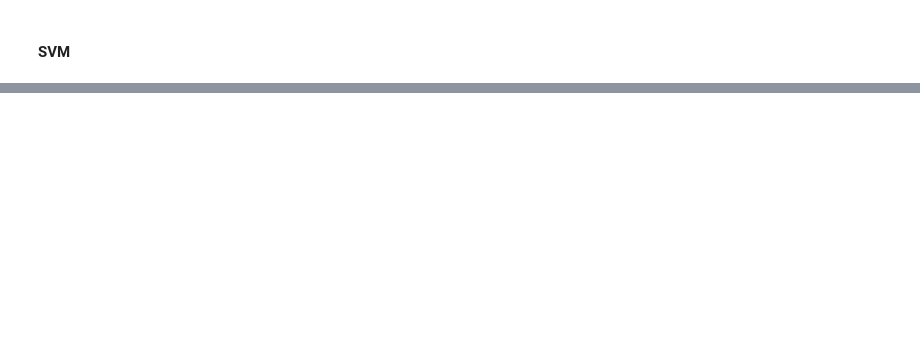
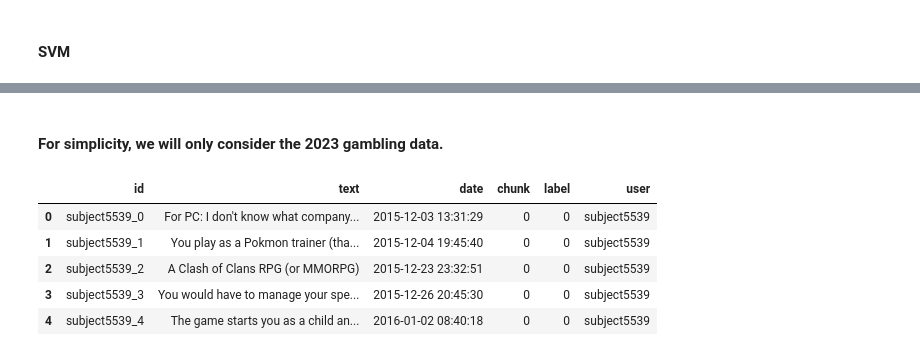
Before and after one commit to manucouto1/framework3, a Jupyter notebook: docs/examples/notebooks/research_deltas.ipynb, the cells around one changed output, grey strips where cells are left out. Saved outputs shown, nothing was run; the diff lists cells and outputs as text; code cells hidden in the pictures; blank space fills up the shorter version.

```diff
--- a/docs/examples/notebooks/research_deltas.ipynb
+++ b/docs/examples/notebooks/research_deltas.ipynb
@@ -1108,0 +244,15 @@ class ERDE(BaseMetric):
+# %% [markdown]
+#### For simplicity, we will only consider the 2023 gambling data.
+# %%
+gambling_2023_train = pd.read_csv("data/standard_gambling_train_2023.csv", index_col=0)
+gambling_2023_train.head(5)
+
+gambling_2023_test = pd.read_csv("data/standard_gambling_2023.csv", index_col=0)
+gambling_2023_test.head(5)
+# %% [output]
+|  | id | text | date | chunk | label | user |
+| 0 | subject5539_0 | For PC: I don't know what company... | 2015-12-03 13:31:29 | 0 | 0 | subject5539 |
+| 1 | subject5539_1 | You play as a Pokmon trainer (tha... | 2015-12-04 19:45:40 | 0 | 0 | subject5539 |
+| 2 | subject5539_2 | A Clash of Clans RPG (or MMORPG) | 2015-12-23 23:32:51 | 0 | 0 | subject5539 |
+| 3 | subject5539_3 | You would have to manage your spe... | 2015-12-26 20:45:30 | 0 | 0 | subject5539 |
+| 4 | subject5539_4 | The game starts you as a child an... | 2016-01-02 08:40:18 | 0 | 0 | subject5539 |
```
Also changed, not shown: parts of 50 cells of this notebook, 9 other files.
